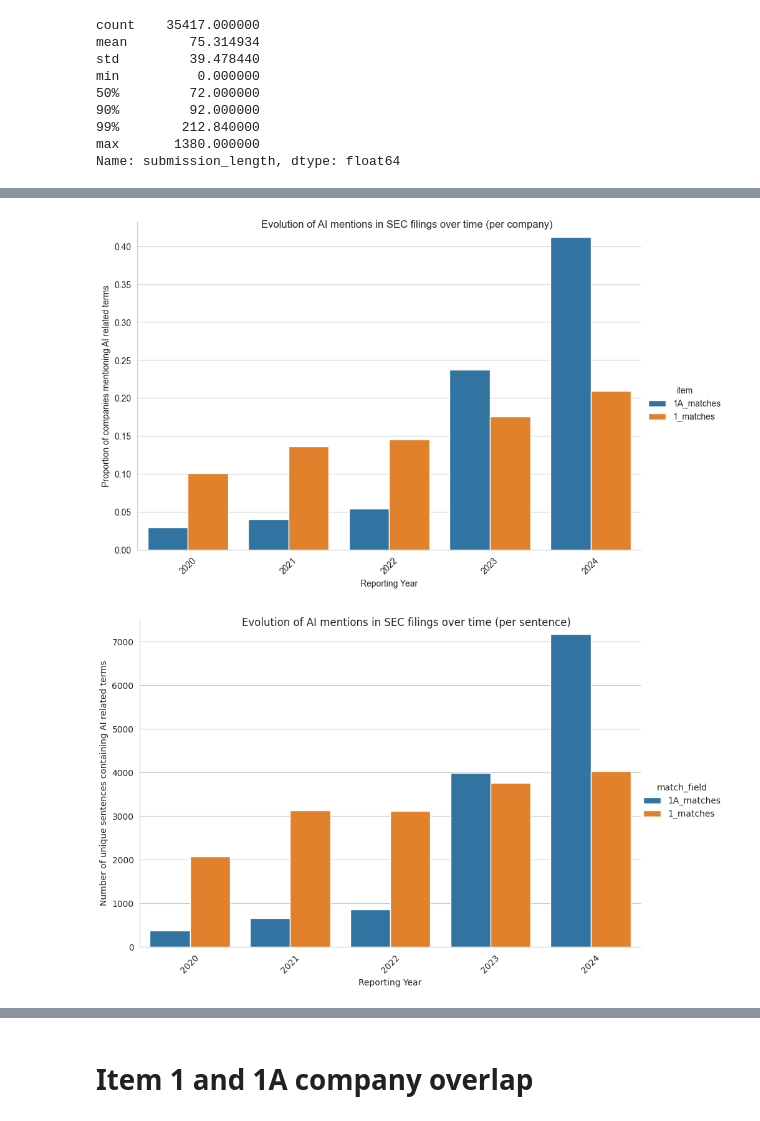
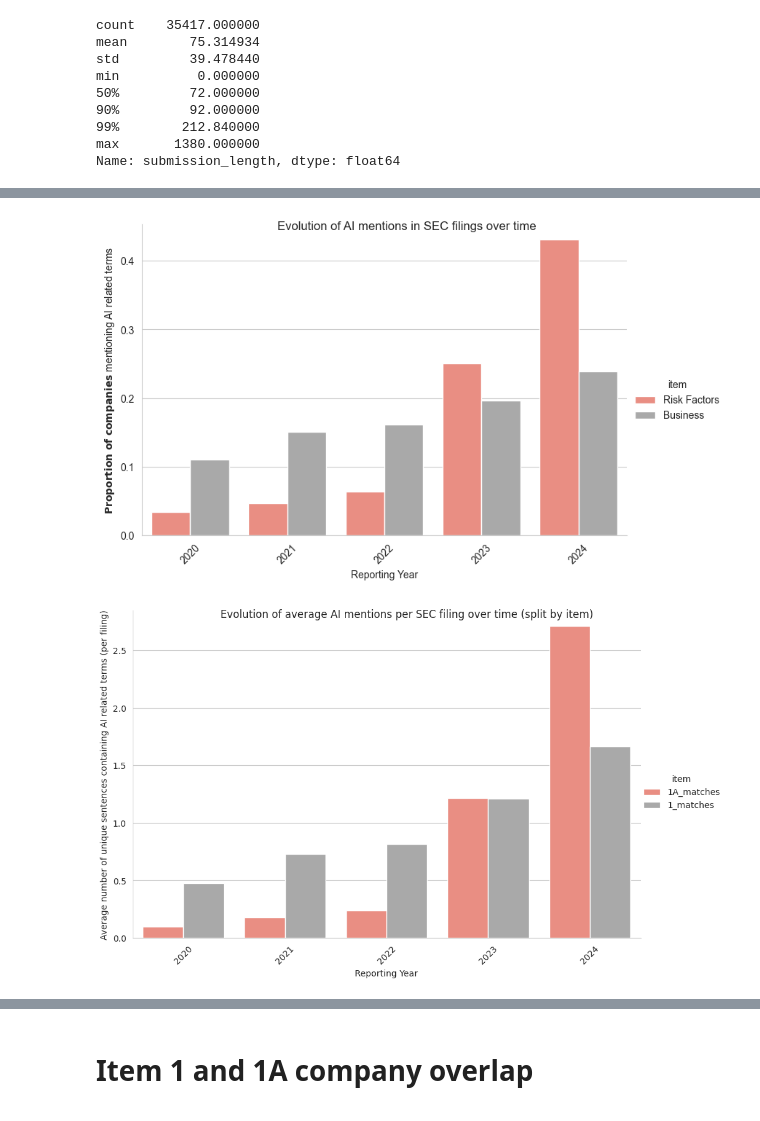
Before and after one commit to lucas-ubm/sec_analysis, a Jupyter notebook: notebooks/EDA.ipynb, the cells around one changed output, grey strips where cells are left out. Cells and saved outputs as stored; diff of their text form; code cells hidden in the pictures.

```diff
--- a/notebooks/EDA.ipynb
+++ b/notebooks/EDA.ipynb
@@ -11,3 +11,5 @@ filings_metadata['SIC'] = filings_metadata['SIC'].fillna(0).astype(int)
 filings_metadata['Period of Report'] = pd.to_datetime(filings_metadata['Period of Report'], format='%Y-%m-%d')
 filings_metadata['Filing Date'] = pd.to_datetime(filings_metadata['Filing Date'], format='%Y-%m-%d')
 filings_metadata['reporting_year'] = filings_metadata['Period of Report'].dt.year
+# %%
+filings_metadata['reporting_month'] = filings_metadata['Period of Report'].dt.month
@@ -44,5 +131,6 @@ random_50.to_excel('../datasets/random_50.xlsx')
 ai_mentions = pd.read_csv(r'C:\Users\P70088982\Documents\edgar-crawler\datasets\ai_mentions.csv')
 ai_mentions = ai_mentions[ai_mentions.reporting_year.isin(range(2020,2025))]
 # %%
+companies_ai_mentioned = ai_mentions.groupby('reporting_year')[['cik']].nunique().rename(columns={'cik': 'companies'})
 companies_ai_mentioned_norm = ai_mentions.groupby('reporting_year')[['cik']].nunique().rename(columns={'cik': 'companies'})/ companies_per_year
 companies_ai_mentioned_norm.columns = ['companies_per']
@@ -81,0 +176,16 @@ with sns.axes_style(style="whitegrid"):
+# %%
+
+import seaborn as sns
+import matplotlib.pyplot as plt
+ai_mentions_norm = ai_mentions.groupby('reporting_year')[['sentence']].nunique().rename(columns={'sentence': 'companies'})/ companies_per_year
+ai_mentions_norm.columns = ['avg_ai_mentions_per_company']
+with sns.axes_style(style="whitegrid"):
+    # Increase dot size
+    g = sns.catplot(data=ai_mentions_norm.reset_index(), x='reporting_year', y='avg_ai_mentions_per_company', kind='bar', height=5, legend_out=True, aspect=1.5)
+    g.fig.suptitle('Evolution of AI mentions in 10-K filings over time')
+
+    g.set_xticklabels(rotation=45)
+    g.set_xlabels('Reporting Year')
+    g.set_ylabels(r'$\bf{Average\ number\ of}$ mentions of AI related terms per filing')
+    plt.savefig('../figures/ai_mentions_per_filing.jpg', dpi=300, bbox_inches='tight')
+    plt.show()
@@ -81,0 +206,16 @@ with sns.axes_style(style="whitegrid"):
+# %%
+# Seaborn scatter plot of evolution in number of mentions over time (split by match field)
+import seaborn as sns
+import matplotlib.pyplot as plt
+ai_mentions_norm = ai_mentions.groupby('reporting_year')[['sentence']].nunique().rename(columns={'sentence': 'companies'})/ companies_ai_mentioned
+ai_mentions_norm.columns = ['avg_ai_mentions_per_company']
+with sns.axes_style(style="whitegrid"):
+    # Increase dot size
+    g = sns.catplot(data=ai_mentions_norm.reset_index(), x='reporting_year', y='avg_ai_mentions_per_company', kind='bar', height=5, legend_out=True, aspect=1.5)
+    g.fig.suptitle(r'Evolution of AI mentions in 10-K filings $\bf{mentioning\ AI}$ over time')
+
+    g.set_xticklabels(rotation=45)
+    g.set_xlabels('Reporting Year')
+    g.set_ylabels(r'$\bf{Average\ number\ of}$ mentions of AI related terms per filing')
+    plt.savefig('../figures/ai_mentions_per_ai_filing.jpg', dpi=300, bbox_inches='tight')
+    plt.show()
@@ -103,37 +273,45 @@ ai_mentions.groupby(['reporting_year', 'match_field', 'cik']).nunique()[['senten
 # %%
 # Seaborn scatter plot of evolution in number of mentions over time (split by match field)
 import seaborn as sns
 import matplotlib.pyplot as plt
 grouped = ai_mentions[ai_mentions.match_field.isin(['1_matches', '1A_matches'])].groupby(['reporting_year', 'match_field']).agg(['nunique'])[['cik']].reset_index()
 companies_per_item = grouped.set_index('reporting_year').join(companies_per_year, on='reporting_year')
 companies_per_item.columns = ['item', 'companies', 'total_companies']
 companies_per_item['companies_proportion'] = companies_per_item['companies'] / companies_per_item['total_companies']
 
 with sns.axes_style(style="whitegrid"):
     # Increase dot size
-    g = sns.catplot(data=companies_per_item, x='reporting_year', y='companies_proportion', hue='item', kind='bar', height=6, legend_out=True, aspect=1.5)
-    g.fig.suptitle('Evolution of AI mentions in SEC filings over time (per company)')
+    g = sns.catplot(data=companies_per_item, x='reporting_year', y='companies_proportion', hue='item', kind='bar', height=5, legend_out=True, aspect=1.5, palette = ["salmon", "darkgrey"])
+    # Rename labels
+    g.fig.suptitle('Evolution of AI mentions in SEC filings over time')
+    g._legend.texts[0].set_text('Risk Factors')
+    g._legend.texts[1].set_text('Business')
+
 
     g.set_xticklabels(rotation=45)
     g.set_xlabels('Reporting Year')
-    g.set_ylabels('Proportion of companies mentioning AI related terms')
+    g.set_ylabels(r'$\bf{Proportion\ of\ companies}$ mentioning AI related terms')
     plt.savefig('../figures/proportion_ai_mentions_per_item.jpg', dpi=300, bbox_inches='tight')
     plt.show()
 # %% [output]
-[figure, old version]
+[figure, new version]
 # %%
 # Seaborn scatter plot of evolution in number of mentions over time (split by match field)
 import seaborn as sns
 import matplotlib.pyplot as plt
 grouped = ai_mentions[ai_mentions.match_field.isin(['1_matches', '1A_matches'])].groupby(['reporting_year', 'match_field']).agg(['nunique'])[['sentence']].reset_index()
+avg_mention_per_item = grouped.set_index('reporting_year').join(companies_per_year, on='reporting_year')
+avg_mention_per_item.columns = ['item', 'unique_mentions', 'total_companies']
+avg_mention_per_item['avg_mentions_per_item'] =avg_mention_per_item['unique_mentions'] / avg_mention_per_item['total_companies']
 
 with sns.axes_style(style="whitegrid"):
     # Increase dot size
-    g = sns.catplot(data=grouped, x='reporting_year', y=('sentence', 'nunique'), hue='match_field', kind='bar', height=6, legend_out=True, aspect=1.5)
-    g.fig.suptitle('Evolution of AI mentions in SEC filings over time (per sentence)')
+    g = sns.catplot(data=avg_mention_per_item, x='reporting_year', y='avg_mentions_per_item', hue='item', kind='bar', height=6, legend_out=True, aspect=1.5, palette = ["salmon", "darkgrey"])
+    g.fig.suptitle('Evolution of average AI mentions per SEC filing over time (split by item)')
 
     g.set_xticklabels(rotation=45)
     g.set_xlabels('Reporting Year')
-    g.set_ylabels('Number of unique sentences containing AI related terms')
+    g.set_ylabels('Average number of unique sentences containing AI related terms (per filing)')
+    plt.savefig('../figures/avg_ai_mentions_per_item_per_filing.jpg', dpi=300, bbox_inches='tight')
 # %% [output]
-[figure, old version]
+[figure, new version]
```
Also changed, not shown: parts of 49 cells of this notebook, 3 other files.
